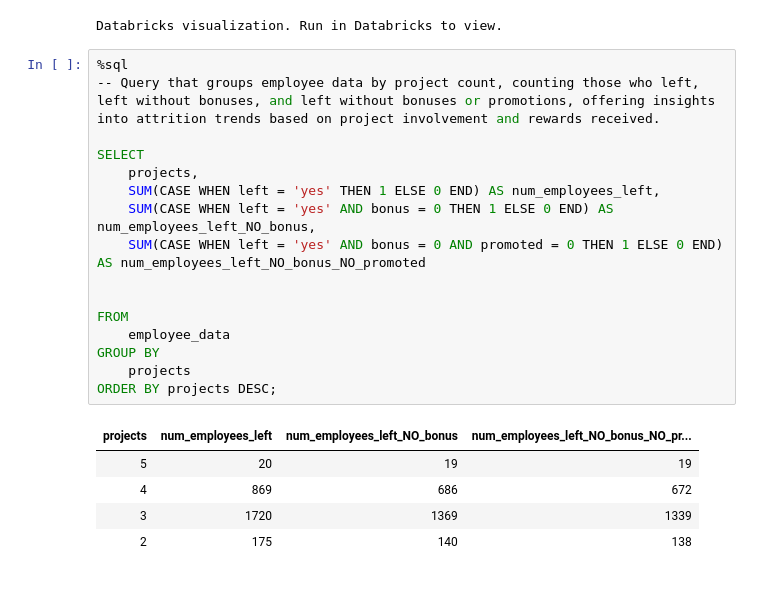
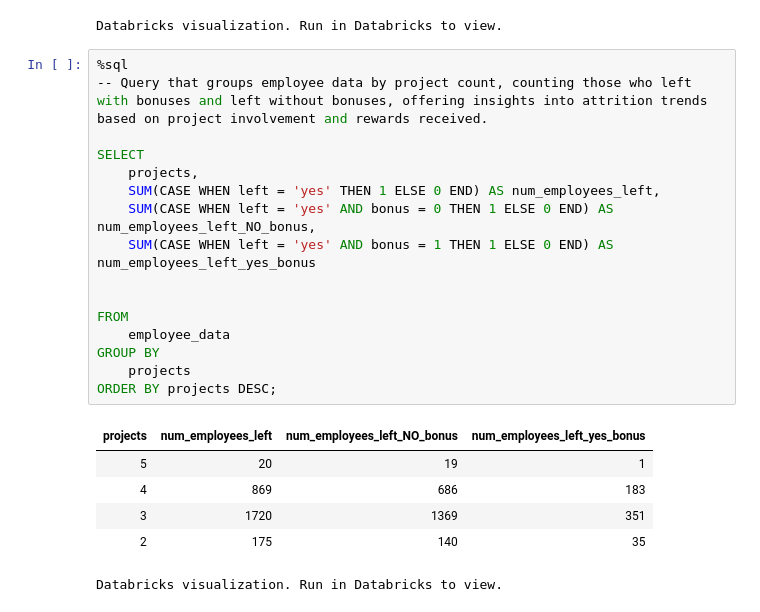
Before and after one commit to juliodelacruzz/project_4, a Jupyter notebook: SQL/Project_4.ipynb, the cells around one changed output. Saved outputs shown, nothing was run; the diff lists cells and outputs as text.

```diff
--- a/SQL/Project_4.ipynb
+++ b/SQL/Project_4.ipynb
@@ -232,23 +233,24 @@ FROM
 Databricks visualization. Run in Databricks to view.
 # %%
 %sql
--- Query that groups employee data by project count, counting those who left, left without bonuses, and left without bonuses or promotions, offering insights into attrition trends based on project involvement and rewards received.
+-- Query that groups employee data by project count, counting those who left with bonuses and left without bonuses, offering insights into attrition trends based on project involvement and rewards received.
 
 SELECT
     projects,
     SUM(CASE WHEN left = 'yes' THEN 1 ELSE 0 END) AS num_employees_left,
     SUM(CASE WHEN left = 'yes' AND bonus = 0 THEN 1 ELSE 0 END) AS num_employees_left_NO_bonus,
-    SUM(CASE WHEN left = 'yes' AND bonus = 0 AND promoted = 0 THEN 1 ELSE 0 END) AS num_employees_left_NO_bonus_NO_promoted
+    SUM(CASE WHEN left = 'yes' AND bonus = 1 THEN 1 ELSE 0 END) AS num_employees_left_yes_bonus
 
 
 FROM
     employee_data
 GROUP BY
     projects
 ORDER BY projects DESC;
 # %% [output]
-| projects | num_employees_left | num_employees_left_NO_bonus | num_employees_left_NO_bonus_NO_pr... |
-| 5 | 20 | 19 | 19 |
-| 4 | 869 | 686 | 672 |
-| 3 | 1720 | 1369 | 1339 |
-| 2 | 175 | 140 | 138 |
+| projects | num_employees_left | num_employees_left_NO_bonus | num_employees_left_yes_bonus |
+| 5 | 20 | 19 | 1 |
+| 4 | 869 | 686 | 183 |
+| 3 | 1720 | 1369 | 351 |
+| 2 | 175 | 140 | 35 |
+Databricks visualization. Run in Databricks to view.
```
Also changed, not shown: parts of 4 cells of this notebook, 2 other files.
